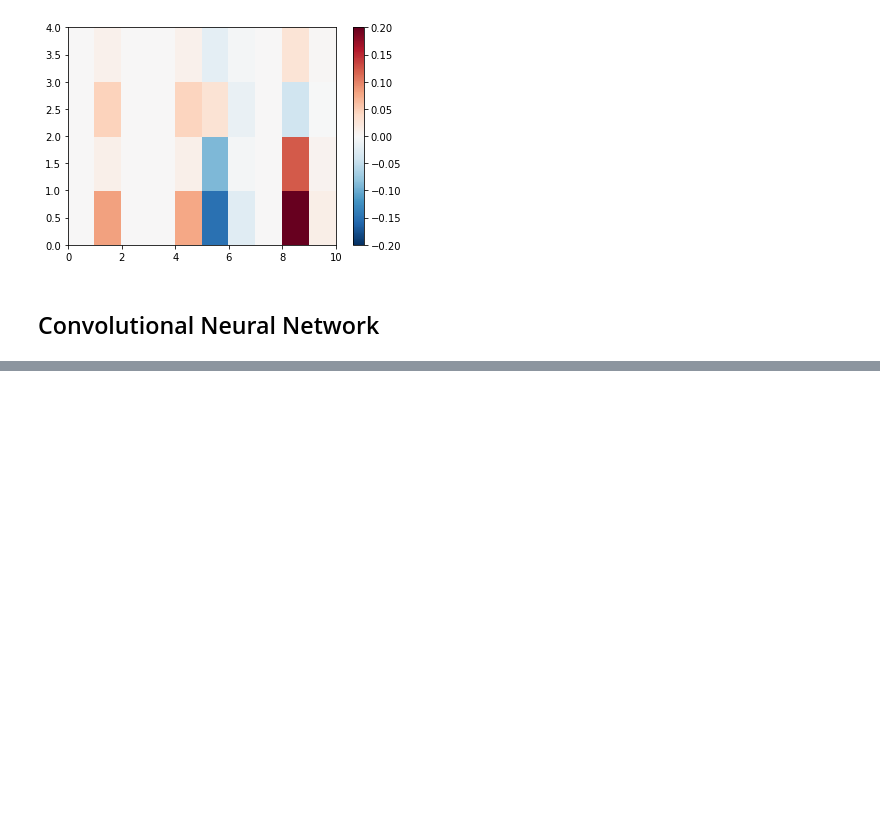
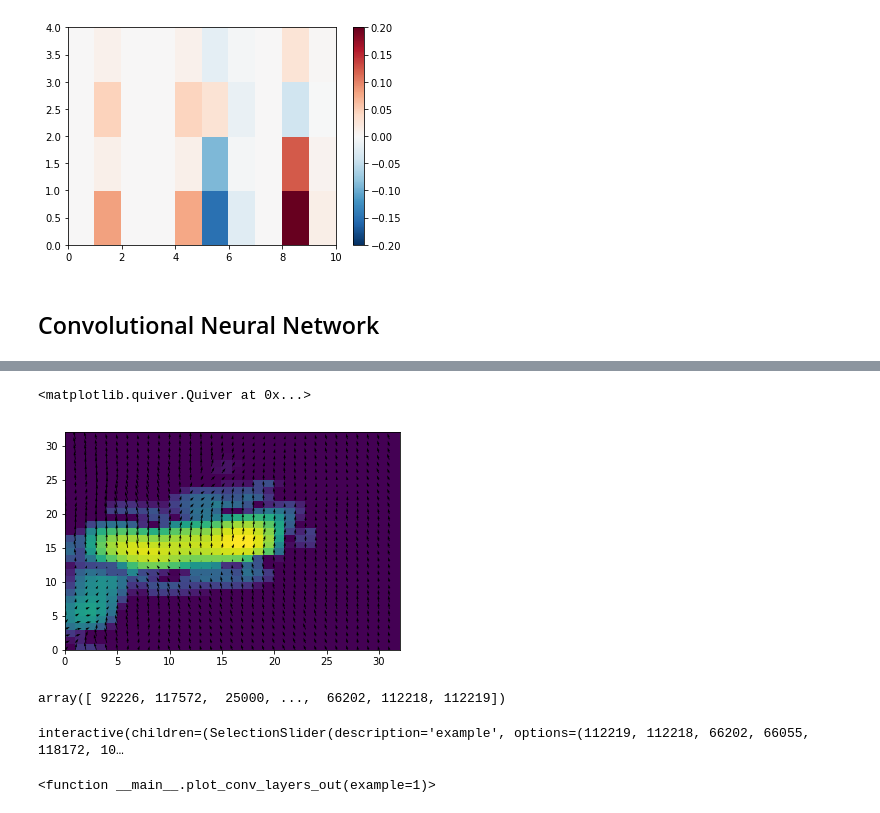
Before and after one commit to djgagne/ams-ml-python-course, a Jupyter notebook: module_3/ML_Short_Course_Module_3_Deep_Learning.ipynb, the cells around one changed output, grey strips where cells are left out. Cells and saved outputs as stored; diff of their text form; code cells hidden in the pictures; blank space fills up the shorter version.

```diff
--- a/module_3/ML_Short_Course_Module_3_Deep_Learning.ipynb
+++ b/module_3/ML_Short_Course_Module_3_Deep_Learning.ipynb
@@ -388,0 +497,6 @@ NameError: name 'brier_skill_score_keras' is not defined
+# %%
+plt.pcolormesh(norm_in_data[0, :, :, 0])
+plt.quiver(norm_in_data[0, :, :, 1], norm_in_data[0, :, :, 2])
+# %% [output]
+<matplotlib.quiver.Quiver at 0x...>
+[figure, added]
@@ -388,0 +512,62 @@ NameError: name 'brier_skill_score_keras' is not defined
+# %%
+np.argsort(conv_preds.ravel())
+# %% [output]
+array([ 92226, 117572,  25000, ...,  66202, 112218, 112219])
+# %%
+final_weights = conv_model.layers[-2].get_weights()[0].reshape(conv_model.layers[-4].output.shape.as_list()[1:])
+
+def plot_conv_layers_out(example=1):
+    conv_outs = conv_graph([norm_in_data[example:example+1]])
+    fig = plt.figure(figsize=(10, 10), facecolor='white')
+    num_conv_1 = conv_outs[0].shape[-1]
+    ax_0 = fig.add_axes([0, 0.65, 0.35, 0.35], xticks=[], yticks=[])
+    refl = ax_0.pcolormesh(all_in_data[example, :, :, 0], vmin=-20, vmax=80, cmap="gist_ncar")
+    plt.colorbar(refl, ax=ax_0)
+    ax_0.quiver(all_in_data[example, :, :, 1], all_in_data[example, :,:,2])
+    ax_0.set_title("Radar Reflectivity and 10 m Winds", fontsize=12)
+    ax_0.set_xlabel(f"Probability of Strong Rotation: {conv_outs[-1][0, 0]:0.3f}", fontsize=12)
+    refl_contours = [40, 60]
+    for i in range(num_conv_1):
+        ax_box = [0.4, i/ num_conv_1, 1/num_conv_1, 1/num_conv_1]
+        ax = fig.add_axes(ax_box, xticks=[], yticks=[])
+        ax.pcolormesh(np.arange(0, 34, 2), np.arange(0, 34, 2), conv_outs[0][0, :, :, i], vmin=0, vmax=3, cmap="Reds")
+        ax.contour(np.arange(0, 32), np.arange(0, 32), all_in_data[example, :, :, 0], refl_contours,
+                   vmin=0, vmax=80, cmap="Blues")
+    ax.set_title("Conv. Layer 1")
+    num_conv_2 = conv_outs[1].shape[-1]
+    for i in range(num_conv_2):
+        ax_box = [0.6, i/ num_conv_2, 1/num_conv_2, 1/num_conv_2]
+        ax = fig.add_axes(ax_box, xticks=[], yticks=[])
+        ax.pcolormesh(np.arange(0, 36, 4), np.arange(0, 36,4), conv_outs[1][0, :, :, i], vmin=0, vmax=3, cmap="Reds")
+        ax.contour(np.arange(0, 32), np.arange(0, 32), all_in_data[example, :, :, 0], refl_contours,
+                   vmin=0, vmax=80, cmap="Blues")
+    ax.set_title("Conv. Layer 2")
+
+    num_conv_3 = conv_outs[2].shape[-1]
+    for i in range(num_conv_3):
+        width = 1 / num_conv_3 * 2
+        if i < num_conv_3 // 2:
+            ax_box = [0.72, i / num_conv_3 * 2, width, width]
+        else:
+            ax_box = [0.72 + width, (i - num_conv_3 // 2) / num_conv_3 * 2, width, width]
+        ax = fig.add_axes(ax_box, xticks=[], yticks=[])
+        ax.pcolormesh(np.arange(0, 40, 8), np.arange(0, 40, 8), conv_outs[2][0, :, :, i], vmin=0, vmax=3, cmap="Reds")
+        ax.contour(np.arange(0, 32), np.arange(0, 32), all_in_data[example, :, :, 0], refl_contours,
+                   vmin=0, vmax=80, cmap="Blues")
+    fig.text(0.72 + width, 1.015, "Conv. Layer 3", fontsize=12, ha="center", va="center")
+    for i in range(num_conv_3):
+        width = 1 / num_conv_3 * 2
+        if i < num_conv_3 // 2:
+            ax_box = [0.9, i / num_conv_3 * 2, width, width]
+        else:
+            ax_box = [0.9 + width, (i - num_conv_3 // 2) / num_conv_3 * 2, width, width]
+        ax = fig.add_axes(ax_box, xticks=[], yticks=[])
+        ax.pcolormesh(np.arange(0, 40, 8), np.arange(0, 40, 8), conv_outs[2][0, :, :, i] * final_weights[:, :, i], vmin=-0.5, vmax=0.5, cmap="RdBu_r")
+        ax.contour(np.arange(0, 32), np.arange(0, 32), all_in_data[example, :, :, 0], refl_contours,
+                   vmin=0, vmax=80, cmap="Blues")
+    fig.text(0.9 + width, 1.015, "Weights", fontsize=12, ha='center', va='center')
+
+interact(plot_conv_layers_out, example=widgets.SelectionSlider(options=np.argsort(conv_preds.ravel())[::-1][:20].tolist()))
+# %% [output]
+interactive(children=(SelectionSlider(description='example', options=(112219, 112218, 66202, 66055, 118172, 10…
+<function __main__.plot_conv_layers_out(example=1)>
```
Also changed, not shown: parts of 17 cells of this notebook.
